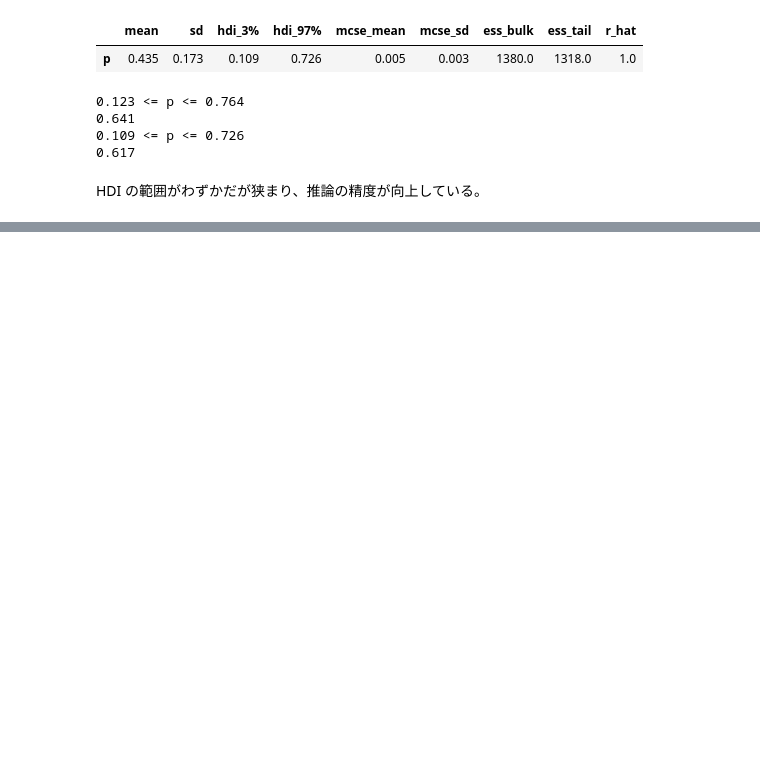
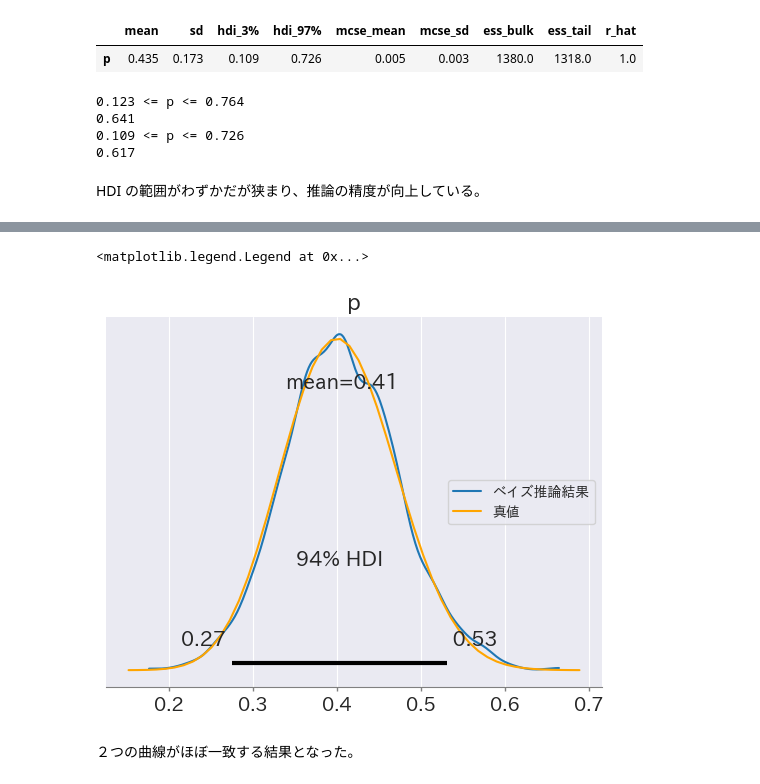
Before and after one commit to 1024xx4/py_bayes_intro, a Jupyter notebook: lottery.ipynb, the cells around one changed output, grey strips where cells are left out. Saved outputs shown, nothing was run; the diff lists cells and outputs as text; code cells hidden in the pictures; blank space fills up the shorter version.

```diff
--- a/lottery.ipynb
+++ b/lottery.ipynb
@@ -343,0 +348,21 @@ HDI の範囲がわずかだが狭まり、推論の精度が向上している
+# %%
+# 真のベータ関数の定義
+from scipy import stats
+
+alpha = 20 + 1
+beta = 30 + 1
+true_beta = stats.beta(alpha, beta)
+
+# ベイズ推論の可視化
+ax = az.plot_posterior(inferences_uniform_binomial_2)
+ax.lines[0].set_label('ベイズ推論結果')
+
+# 真のベータ関数の可視化
+x = np.linspace(*ax.get_xlim())
+ax.plot(x, true_beta.pdf(x), color='orange', label='真値')
+ax.legend(loc='center right')
+# %% [output]
+<matplotlib.legend.Legend at 0x...>
+[figure, added]
+# %% [markdown]
+２つの曲線がほぼ一致する結果となった。
```
Also changed, not shown: parts of 10 cells of this notebook.
